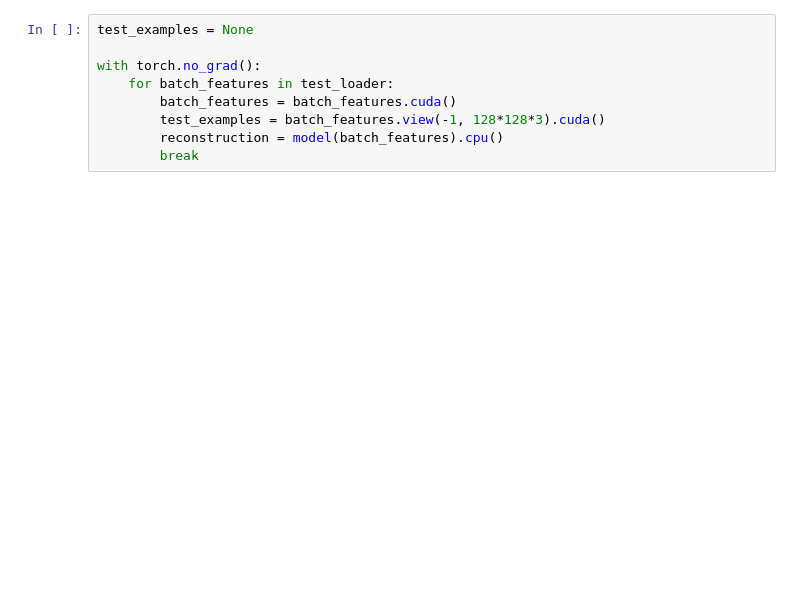
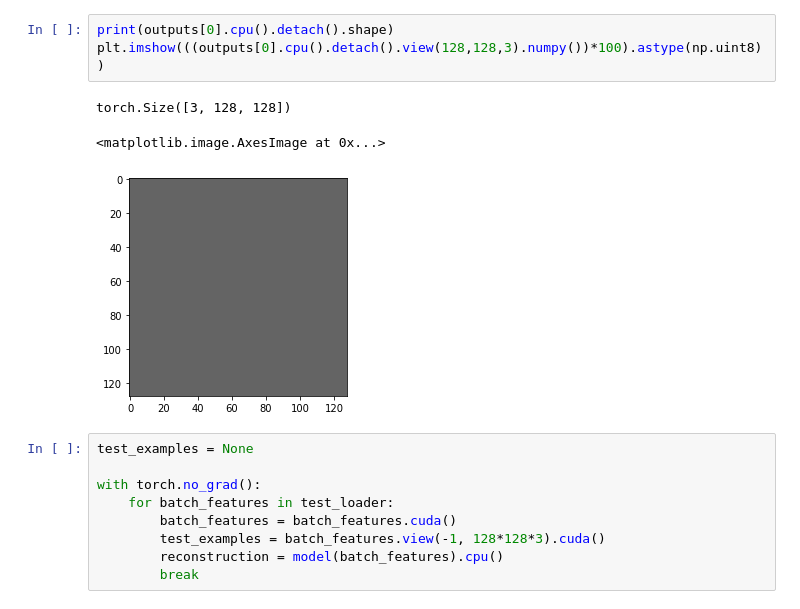
Before and after one commit to gandhiarjun/deepfake-generation, a Jupyter notebook: Auto_Encoders.ipynb, the cells around one changed output. Saved outputs shown, nothing was run; the diff lists cells and outputs as text; blank space fills up the shorter version.

```diff
--- a/Auto_Encoders.ipynb
+++ b/Auto_Encoders.ipynb
@@ -197,3 +344,10 @@ final loss = 655.730791091919
+# %%
+print(outputs[0].cpu().detach().shape)
+plt.imshow(((outputs[0].cpu().detach().view(128,128,3).numpy())*100).astype(np.uint8))
+# %% [output]
+torch.Size([3, 128, 128])
+<matplotlib.image.AxesImage at 0x...>
+[figure, added]
 # %%
 test_examples = None
 
```
Also changed, not shown: parts of 10 cells of this notebook.
